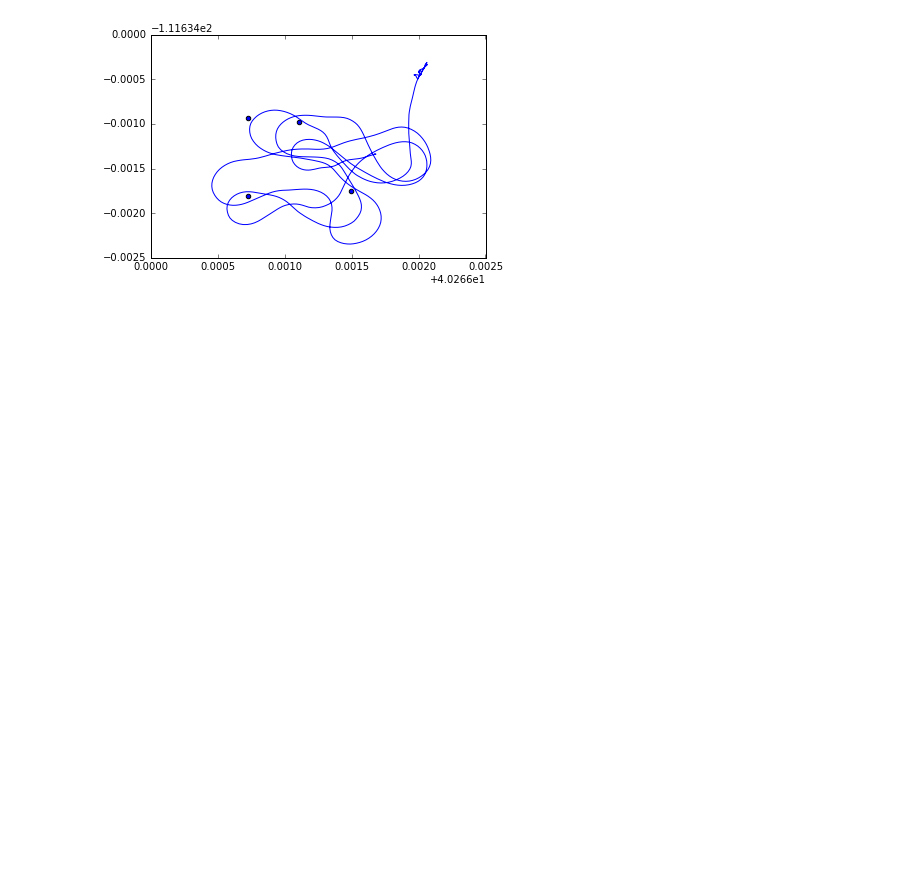
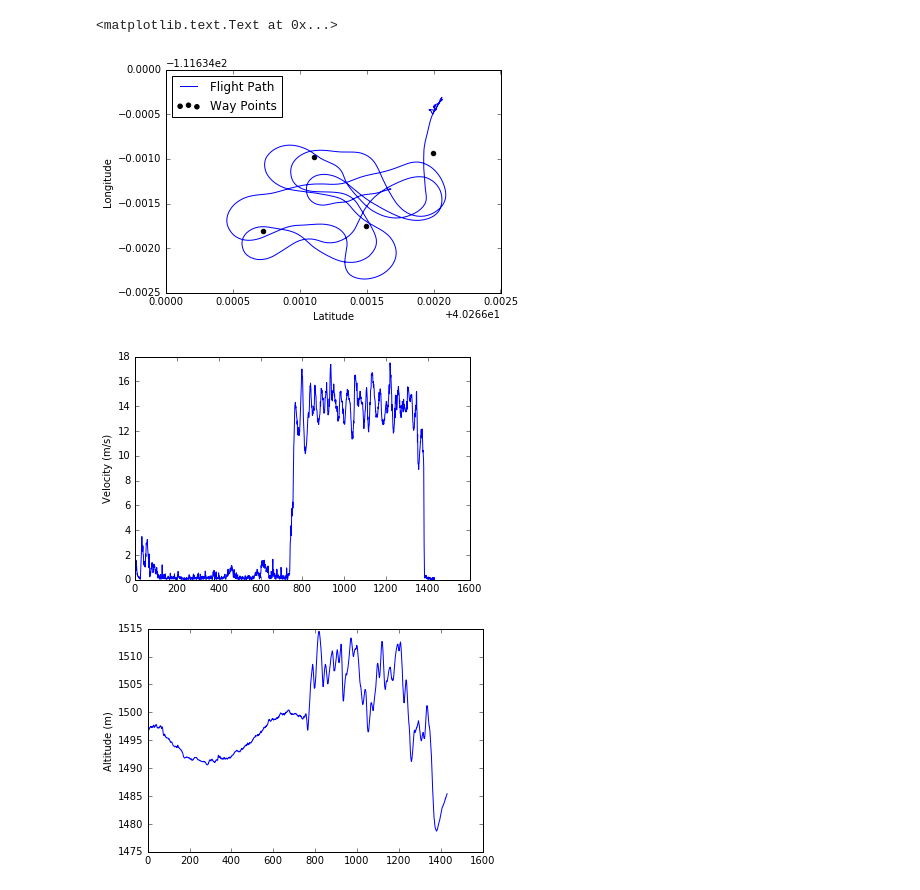
Before and after one commit to EdoAlvarezR/unstallable_me415, a Jupyter notebook: FlightData/FDA-Location.ipynb, the cells around one changed output. Saved outputs shown, nothing was run; the diff lists cells and outputs as text; code cells hidden in the pictures; blank space fills up the shorter version.

Commit message:
Finished Initial Flight Data Analysis

```diff
--- a/FlightData/FDA-Location.ipynb
+++ b/FlightData/FDA-Location.ipynb
@@ -6,18 +6,33 @@ import matplotlib.pyplot as plt
 data1=np.genfromtxt("data1.csv",delimiter=',')
 
 #Waypoint Targets
-wplats=[40.267110,40.267492,40.266725,40.266725]
+wplats=[40.267110,40.267492,40.266725,40.267993]
 wplongs=[-111.634983,-111.635755,-111.635809,-111.634930]
 
 #Extract Data
+time=data1[1:,0]
 lats=data1[1:,6]
 logs=data1[1:,7]
+alti=data1[1:,8]
+speed=data1[1:,9]
+groundcourse=data1[1:,10]
 # %%
 plt.figure()
 #Plot Data
-plt.plot(lats,logs)
+plt.plot(lats,logs,label="Flight Path")
 #Plot Way Points
-plt.scatter(wplats,wplongs,color="k")
-plt.show()
+plt.scatter(wplats,wplongs,color="k",label="Way Points")
+plt.xlabel('Latitude')
+plt.ylabel('Longitude')
+plt.legend(loc="upper left")
+plt.figure()
+plt.plot(speed)
+plt.ylabel('Velocity (m/s)')
+plt.figure()
+plt.plot(alti)
+plt.ylabel('Altitude (m)')
 # %% [output]
+<matplotlib.text.Text at 0x...>
-[figure, old version]
+[figure, new version]
+[figure, added]
+[figure, added]
```
Also changed, not shown: parts of 9 cells of this notebook.
